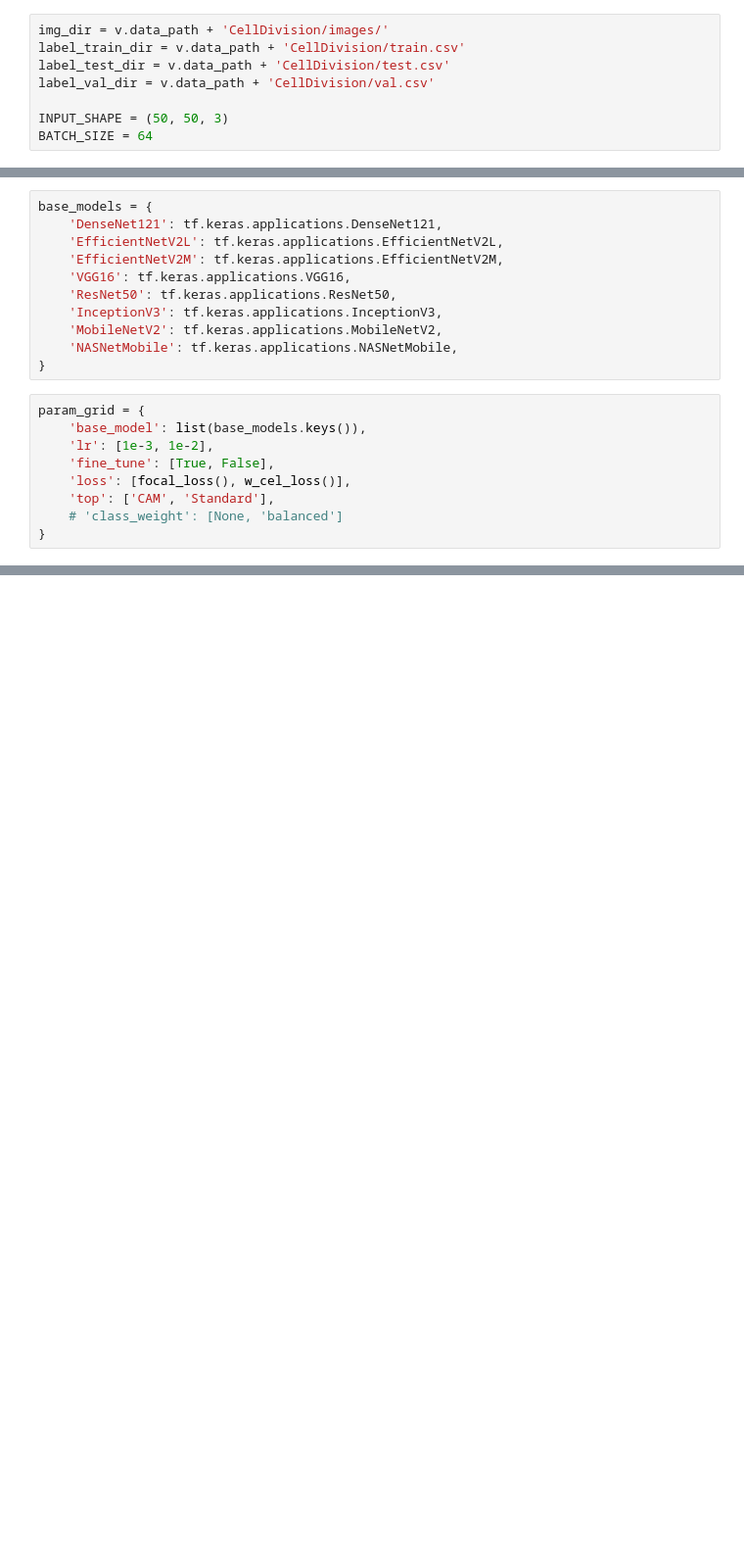
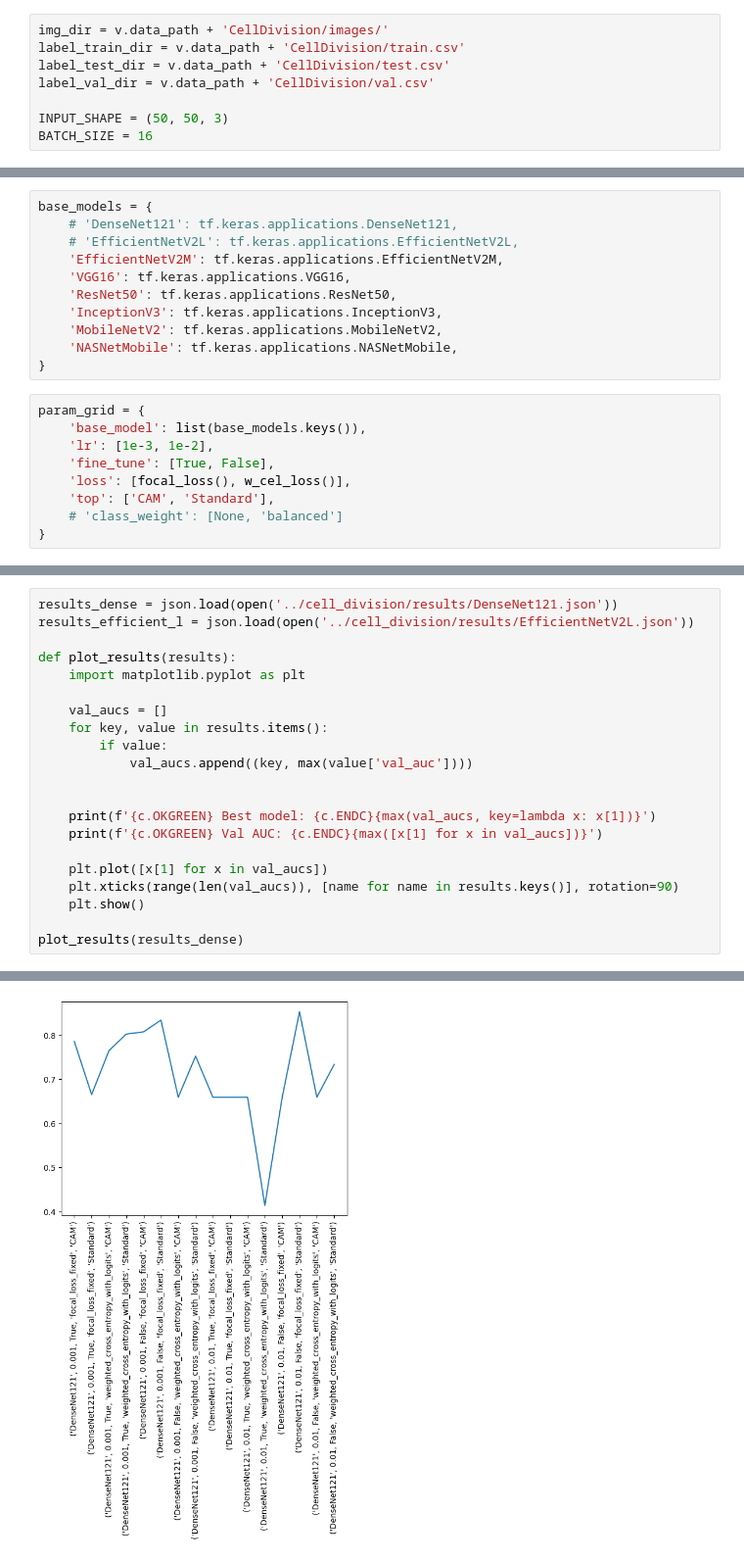
Before and after one commit to ignacio-ms/PyMorph, a Jupyter notebook: notebooks/5-cellular_division.ipynb, the cells around one changed output, grey strips where cells are left out. Shown at 98% size. Saved outputs shown, nothing was run; the diff lists cells and outputs as text; blank space fills up the shorter version.

```diff
--- a/notebooks/5-cellular_division.ipynb
+++ b/notebooks/5-cellular_division.ipynb
@@ -34,7 +34,7 @@ label_test_dir = v.data_path + 'CellDivision/test.csv'
 label_val_dir = v.data_path + 'CellDivision/val.csv'
 
 INPUT_SHAPE = (50, 50, 3)
-BATCH_SIZE = 64
+BATCH_SIZE = 16
 # %% [markdown]
 Dataset (Generators)
 
@@ -67,8 +67,8 @@ class NumpyEncoder(json.JSONEncoder):
         return super(NumpyEncoder, self).default(obj)
 # %%
 base_models = {
-    'DenseNet121': tf.keras.applications.DenseNet121,
-    'EfficientNetV2L': tf.keras.applications.EfficientNetV2L,
+    # 'DenseNet121': tf.keras.applications.DenseNet121,
+    # 'EfficientNetV2L': tf.keras.applications.EfficientNetV2L,
     'EfficientNetV2M': tf.keras.applications.EfficientNetV2M,
     'VGG16': tf.keras.applications.VGG16,
     'ResNet50': tf.keras.applications.ResNet50,
@@ -139,0 +221,22 @@ Epoch 1/100
+# %%
+results_dense = json.load(open('../cell_division/results/DenseNet121.json'))
+results_efficient_l = json.load(open('../cell_division/results/EfficientNetV2L.json'))
+
+def plot_results(results):
+    import matplotlib.pyplot as plt
+
+    val_aucs = []
+    for key, value in results.items():
+        if value:
+            val_aucs.append((key, max(value['val_auc'])))
+
+
+    print(f'{c.OKGREEN} Best model: {c.ENDC}{max(val_aucs, key=lambda x: x[1])}')
+    print(f'{c.OKGREEN} Val AUC: {c.ENDC}{max([x[1] for x in val_aucs])}')
+
+    plt.plot([x[1] for x in val_aucs])
+    plt.xticks(range(len(val_aucs)), [name for name in results.keys()], rotation=90)
+    plt.show()
+
+plot_results(results_dense)
+# %% [output]
@@ -139,0 +245 @@ Epoch 1/100
+[figure, added]
```
Also changed, not shown: parts of 3 cells of this notebook, 4 other files.
